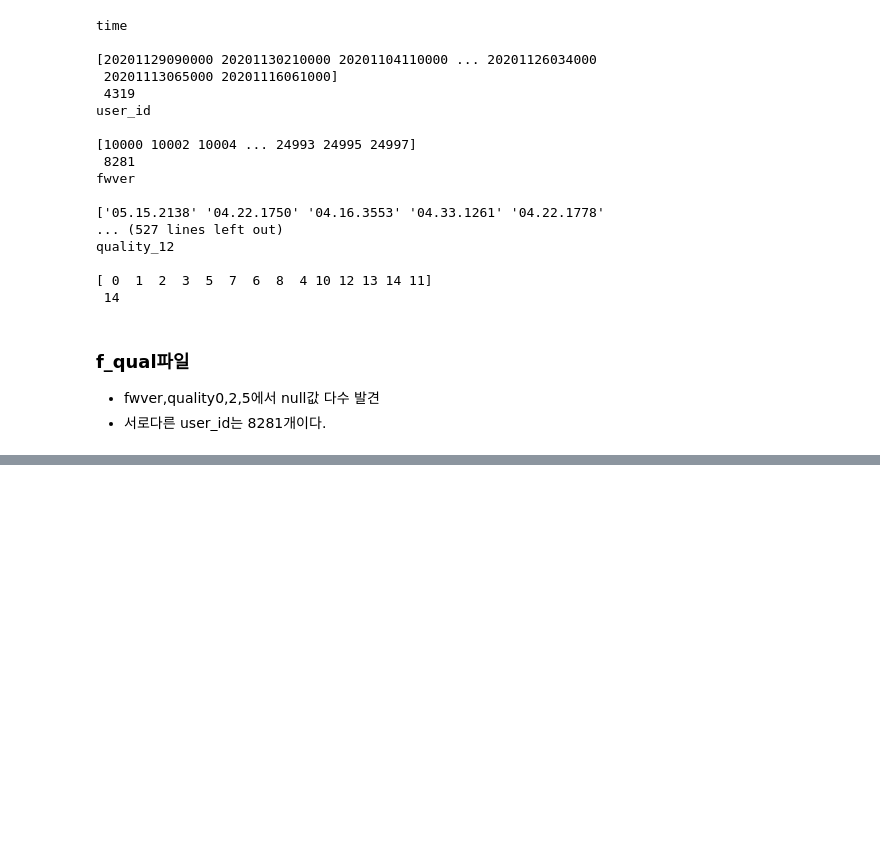
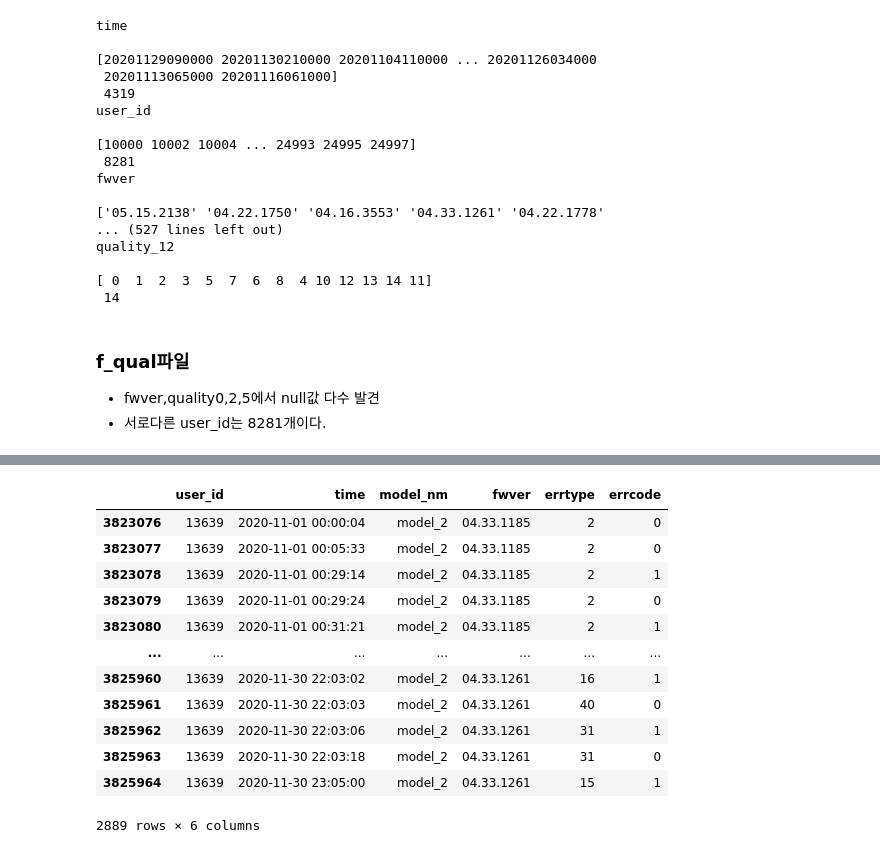
Before and after one commit to castleroad95/System-error-AI-competition, a Jupyter notebook: 불편예지.ipynb, the cells around one changed output, grey strips where cells are left out. Cells and saved outputs as stored; diff of their text form; code cells hidden in the pictures; blank space fills up the shorter version.

```diff
--- a/불편예지.ipynb
+++ b/불편예지.ipynb
@@ -229,0 +374,19 @@ quality_12
+# %%
+# user_id가 동일한 errcode를 보이는지 확인,
+# 확인 결과 errtype, errcode가 다양함(규칙성 없음)
+x=f_err[f_err['user_id']==13639]
+x
+# %% [output]
+|  | user_id | time | model_nm | fwver | errtype | errcode |
+| 3823076 | 13639 | 2020-11-01 00:00:04 | model_2 | 04.33.1185 | 2 | 0 |
+| 3823077 | 13639 | 2020-11-01 00:05:33 | model_2 | 04.33.1185 | 2 | 0 |
+| 3823078 | 13639 | 2020-11-01 00:29:14 | model_2 | 04.33.1185 | 2 | 1 |
+| 3823079 | 13639 | 2020-11-01 00:29:24 | model_2 | 04.33.1185 | 2 | 0 |
+| 3823080 | 13639 | 2020-11-01 00:31:21 | model_2 | 04.33.1185 | 2 | 1 |
+| ... | ... | ... | ... | ... | ... | ... |
+| 3825960 | 13639 | 2020-11-30 22:03:02 | model_2 | 04.33.1261 | 16 | 1 |
+| 3825961 | 13639 | 2020-11-30 22:03:03 | model_2 | 04.33.1261 | 40 | 0 |
+| 3825962 | 13639 | 2020-11-30 22:03:06 | model_2 | 04.33.1261 | 31 | 1 |
+| 3825963 | 13639 | 2020-11-30 22:03:18 | model_2 | 04.33.1261 | 31 | 0 |
+| 3825964 | 13639 | 2020-11-30 23:05:00 | model_2 | 04.33.1261 | 15 | 1 |
+2889 rows × 6 columns
```
Also changed, not shown: parts of 16 cells of this notebook.
